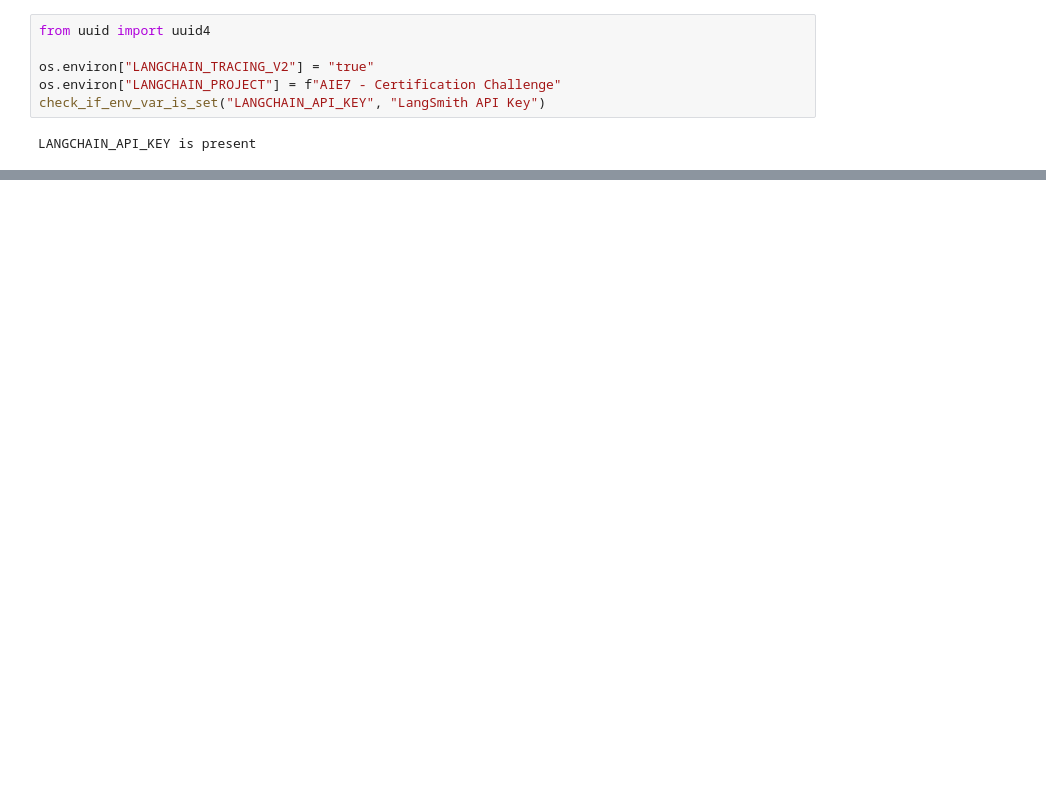
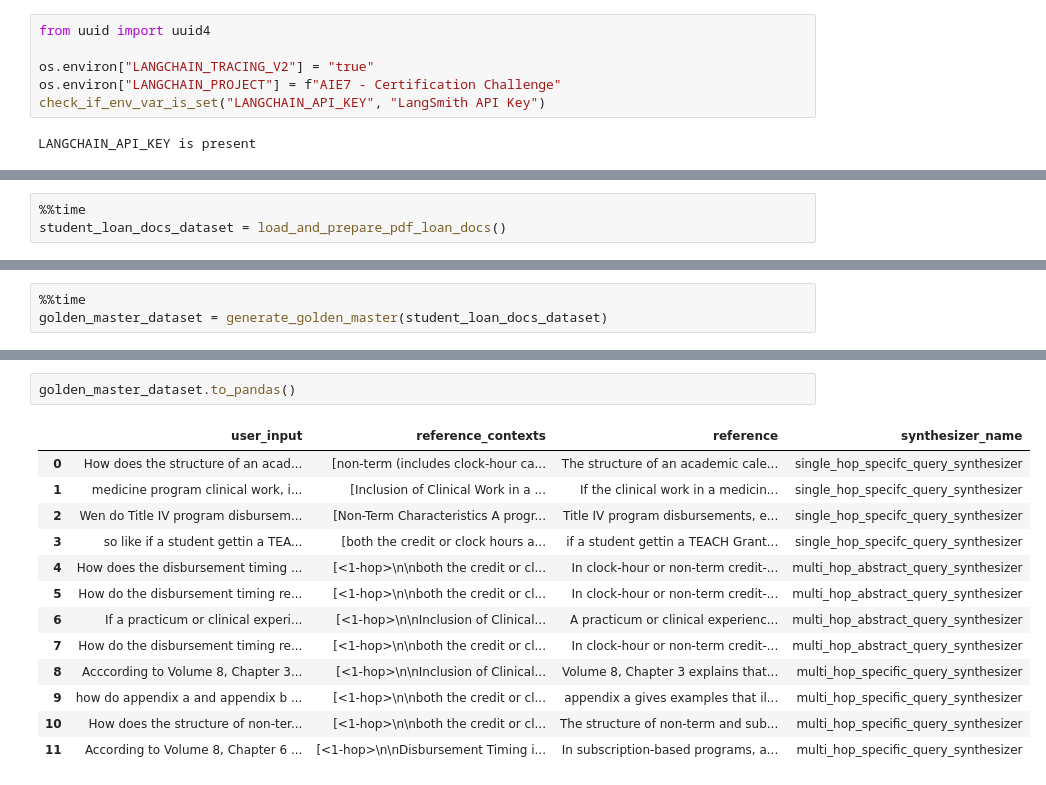
Before and after one commit to neomatrix369/AIE7-Cert-Challenge, a Jupyter notebook: Agentic RAG evaluation experiments.ipynb, the cells around one changed output, grey strips where cells are left out. Cells and saved outputs as stored; diff of their text form; blank space fills up the shorter version.

```diff
--- a/Agentic RAG evaluation experiments.ipynb
+++ b/Agentic RAG evaluation experiments.ipynb
@@ -546,0 +207,3 @@ Tools: [None, 'Mohela_Servicer_Search', 'StudentAid_Federal_Search']
+# %%
+%%time
+student_loan_docs_dataset = load_and_prepare_pdf_loan_docs()
@@ -546,0 +213,3 @@ Tools: [None, 'Mohela_Servicer_Search', 'StudentAid_Federal_Search']
+# %%
+%%time
+golden_master_dataset = generate_golden_master(student_loan_docs_dataset)
@@ -546,0 +219,16 @@ Tools: [None, 'Mohela_Servicer_Search', 'StudentAid_Federal_Search']
+# %%
+golden_master_dataset.to_pandas()
+# %% [output]
+|  | user_input | reference_contexts | reference | synthesizer_name |
+| 0 | How does the structure of an acad... | [non-term (includes clock-hour ca... | The structure of an academic cale... | single_hop_specifc_query_synthesizer |
+| 1 | medicine program clinical work, i... | [Inclusion of Clinical Work in a ... | If the clinical work in a medicin... | single_hop_specifc_query_synthesizer |
+| 2 | Wen do Title IV program disbursem... | [Non-Term Characteristics A progr... | Title IV program disbursements, e... | single_hop_specifc_query_synthesizer |
+| 3 | so like if a student gettin a TEA... | [both the credit or clock hours a... | if a student gettin a TEACH Grant... | single_hop_specifc_query_synthesizer |
+| 4 | How does the disbursement timing ... | [<1-hop>\n\nboth the credit or cl... | In clock-hour or non-term credit-... | multi_hop_abstract_query_synthesizer |
+| 5 | How do the disbursement timing re... | [<1-hop>\n\nboth the credit or cl... | In clock-hour or non-term credit-... | multi_hop_abstract_query_synthesizer |
+| 6 | If a practicum or clinical experi... | [<1-hop>\n\nInclusion of Clinical... | A practicum or clinical experienc... | multi_hop_abstract_query_synthesizer |
+| 7 | How do the disbursement timing re... | [<1-hop>\n\nboth the credit or cl... | In clock-hour or non-term credit-... | multi_hop_abstract_query_synthesizer |
+| 8 | Acccording to Volume 8, Chapter 3... | [<1-hop>\n\nInclusion of Clinical... | Volume 8, Chapter 3 explains that... | multi_hop_specific_query_synthesizer |
+| 9 | how do appendix a and appendix b ... | [<1-hop>\n\nboth the credit or cl... | appendix a gives examples that il... | multi_hop_specific_query_synthesizer |
+| 10 | How does the structure of non-ter... | [<1-hop>\n\nboth the credit or cl... | The structure of non-term and sub... | multi_hop_specific_query_synthesizer |
+| 11 | According to Volume 8, Chapter 6 ... | [<1-hop>\n\nDisbursement Timing i... | In subscription-based programs, a... | multi_hop_specific_query_synthesizer |
```
Also changed, not shown: parts of 75 cells of this notebook, 16 other files.
